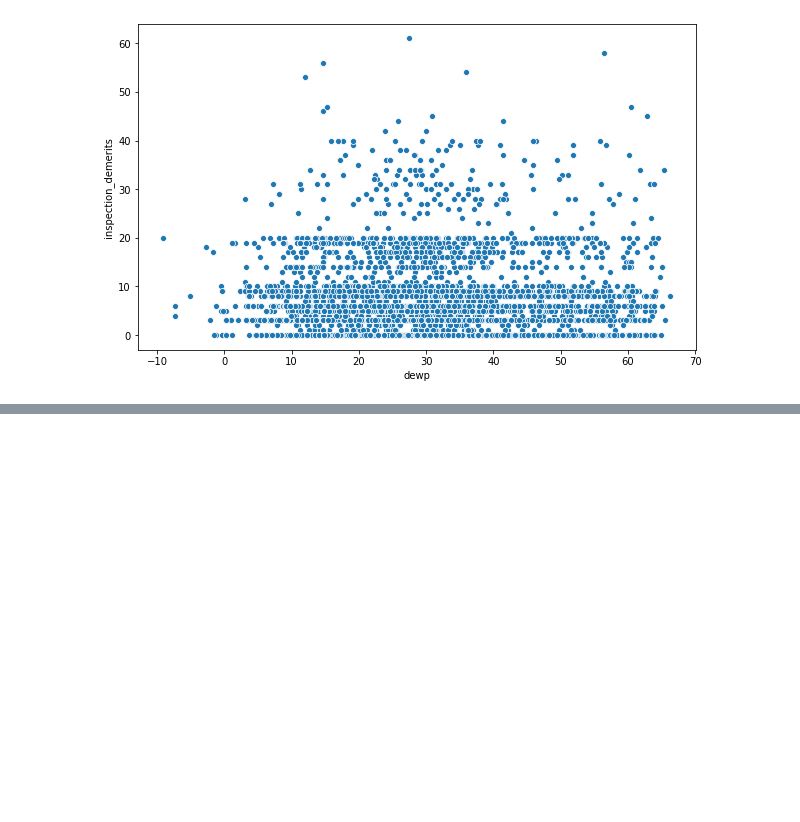
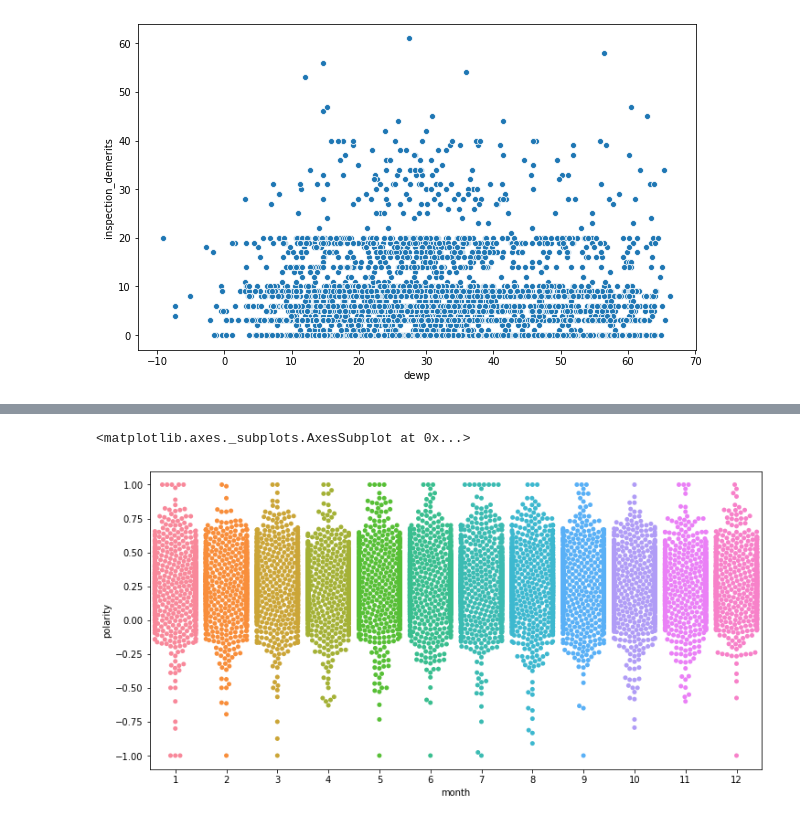
Before and after one commit to RishabPanyam96/Las_Vegas_Food_Inspection, a Jupyter notebook: code/Vizual.ipynb, the cells around one changed output, grey strips where cells are left out. Drawn from its saved outputs; the diff is of its cells as text; code cells hidden in the pictures; blank space fills up the shorter version.

```diff
--- a/code/Vizual.ipynb
+++ b/code/Vizual.ipynb
@@ -790,0 +809,7 @@ sns.scatterplot(x='dewp', y='inspection_demerits', data=sample)
+# %%
+sub = rev.sample(10000)
+plt.figure(figsize=(12,6))
+sns.swarmplot(x='month', y='polarity', data=sub, size=5)
+# %% [output]
+<matplotlib.axes._subplots.AxesSubplot at 0x...>
+[figure, added]
```
Also changed, not shown: parts of 18 cells of this notebook.
